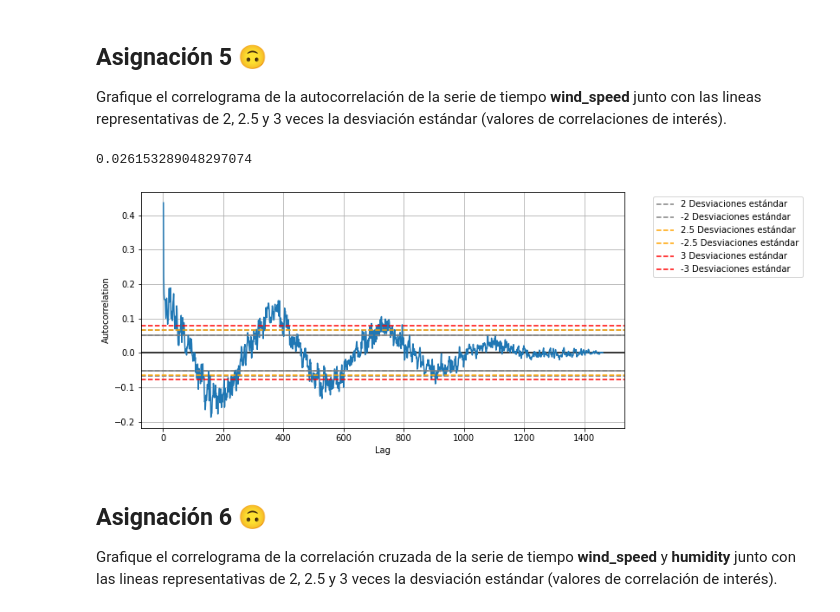
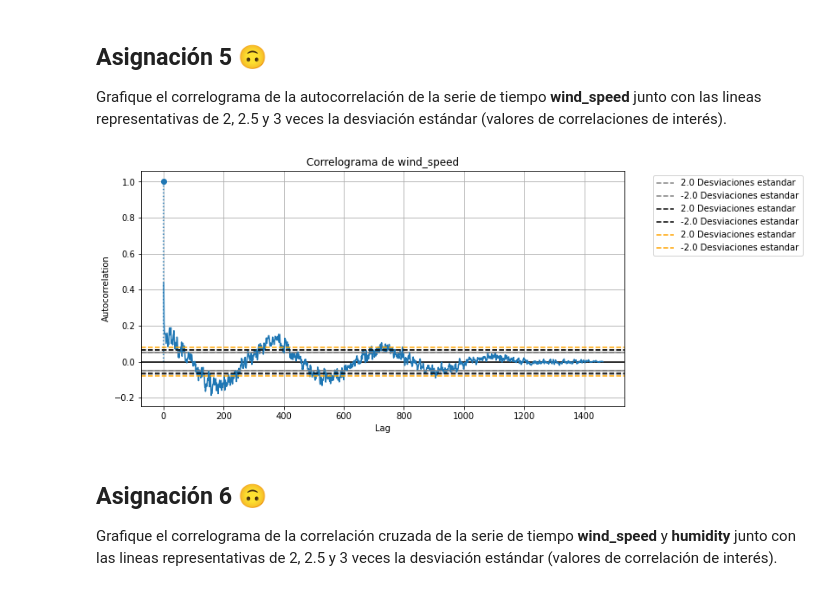
Before and after one commit to svroo/Time_series, a Jupyter notebook: Practica 2/2 - Estimación de Métricas de Dependencia 1.ipynb, the cells around one changed output. Cells and saved outputs as stored; diff of their text form; code cells hidden in the pictures.

```diff
--- a/Practica 2/2 - Estimación de Métricas de Dependencia 1.ipynb
+++ b/Practica 2/2 - Estimación de Métricas de Dependencia 1.ipynb
@@ -94,16 +94,13 @@ def crossvariance(
 
     # Comprobamos si lags en entero de ser asi lo convertimos a lista
     if isinstance(lags, int):
-        lags = [lags]
+        return round(np.mean((time_series_1 - np.mean(time_series_1)) * (time_series_2 - np.mean(time_series_2))), 8)
 
-    # Empezamos a calcular la crosscovariance
-    for lag in lags:
-        value = np.mean((time_series_1 - np.mean(time_series_1)) * (time_series_2.shift(periods=lag) - np.mean(time_series_2)))
-        crossvariances.append(round(value, 8))
+    else:
+        # Empezamos a calcular la crosscovariance
+        for lag in lags:
+            crossvariances.append(round(np.mean((time_series_1 - np.mean(time_series_1)) * (time_series_2.shift(periods=lag) - np.mean(time_series_2))), 8))
 
-    if len(crossvariances) == 1:
-        return crossvariances[0]
-    else:
         return crossvariances
 # %%
 for __ts__ in ["meantemp", "humidity", "wind_speed"]:
@@ -165,9 +140,14 @@ def crosscorrelation(
     """
 
     # CÓDIGO AQUI
-
-    crossvarinza = crossvariance(time_series_1 = time_series_1, time_series_2= time_series_2, lags = lags)
-
-    cov_el = crosscovariance_two(time_series_1=time_series_1, time_series_2= time_series_2, lags=lags, crosscorre=True)
-
-    return crossvarinza / np.sqrt(cov_el)
+    if isinstance(lags, int):
+        # Calculamos la crossvarianza
+        crosscovariation_ts1_ts2 = crossvariance(time_series_1, time_series_2, lags)
+        return crosscovariation_ts1_ts2 / (np.sqrt(crosscovariation_ts1_ts2 * crosscovariation_ts1_ts2))
+    else:
+        # Se crea lista auxiliar para almacenar la crossvariance
+        crosscorrelations = list()
+        for lag in lags:
+            aux = (crossvariance(time_series_1, time_series_2, lag))
+            crosscorrelations.append(aux/(np.sqrt(aux*aux)))
+        return crosscorrelations
@@ -175,45 +199,10 @@ def crosscorrelation(
 ## Asignación 5 &#x1F643;
 
 Grafique el correlograma de la autocorrelación de la serie de tiempo __wind_speed__ junto con las lineas representativas de 2, 2.5 y 3 veces la desviación estándar (valores de correlaciones de interés).
-# %%
-# calcular la autocorrelación de la serie de tiempo
-autocorr = df.wind_speed.autocorr()
-
-# calcular la desviación estándar de la autocorrelación
-std = 1 / (len(df) ** 0.5)
-# std = np.std(autocorr)
-print(std)
-
-# calcular los valores de correlación de interés
-val_2 = 2 * std
-val_2_5 = 2.5 * std
-val_3 = 3 * std
-# val_2 = 2 / np.sqrt(len(df))
-# val_2_5 = 2.5 / np.sqrt(len(df))
-# val_3 = 3 / np.sqrt(len(df))
-
-# graficar el correlograma de la autocorrelación
-fig, ax = plt.subplots(figsize=(10, 5))
-pd.plotting.autocorrelation_plot(df.wind_speed, ax=ax)
-
-
-# Agregar líneas representativas de la desviación estándar al gráfico
-ax.axhline(y=val_2, linestyle='--', color='gray', label='2 Desviaciones estándar')
-ax.axhline(y=- val_2, linestyle='--', color='gray', label='-2 Desviaciones estándar')
-ax.axhline(y=val_2_5, linestyle='--', color='orange', label='2.5 Desviaciones estándar')
-ax.axhline(y=- val_2_5, linestyle='--', color='orange', label='-2.5 Desviaciones estándar')
-ax.axhline(y=val_3, linestyle='--', color='red', label='3 Desviaciones estándar')
-ax.axhline(y=- val_3, linestyle='--', color='red', label='-3 Desviaciones estándar')
-
-# Agregar una leyenda al gráfico
-ax.legend(loc='upper left', bbox_to_anchor=(1.05, 1))
-
-
-# mostrar el gráfico
-plt.show()
-# %% [output]
-0.026153289048297074
-[figure, removed]
+# %%
+graficar(df.wind_speed, df.wind_speed, 0, 'wind_speed', 'wind_speed')
+# %% [output]
+[figure, added]
 # %% [markdown]
 ## Asignación 6 &#x1F643;
 
```
Also changed, not shown: parts of 3 cells of this notebook, 9 other files.
